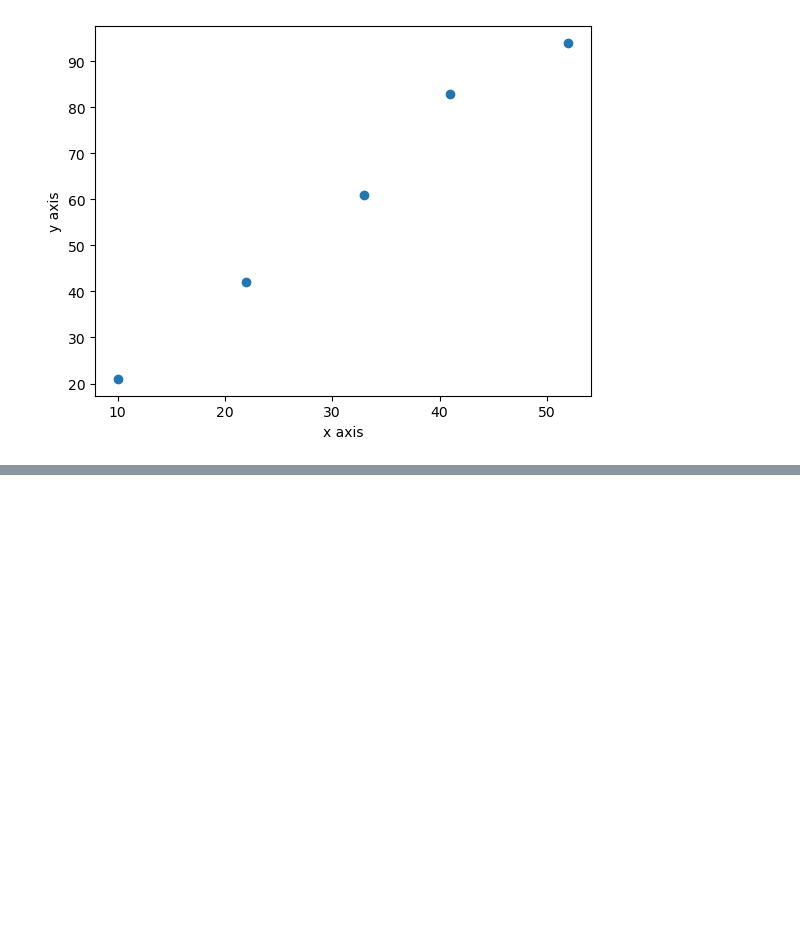
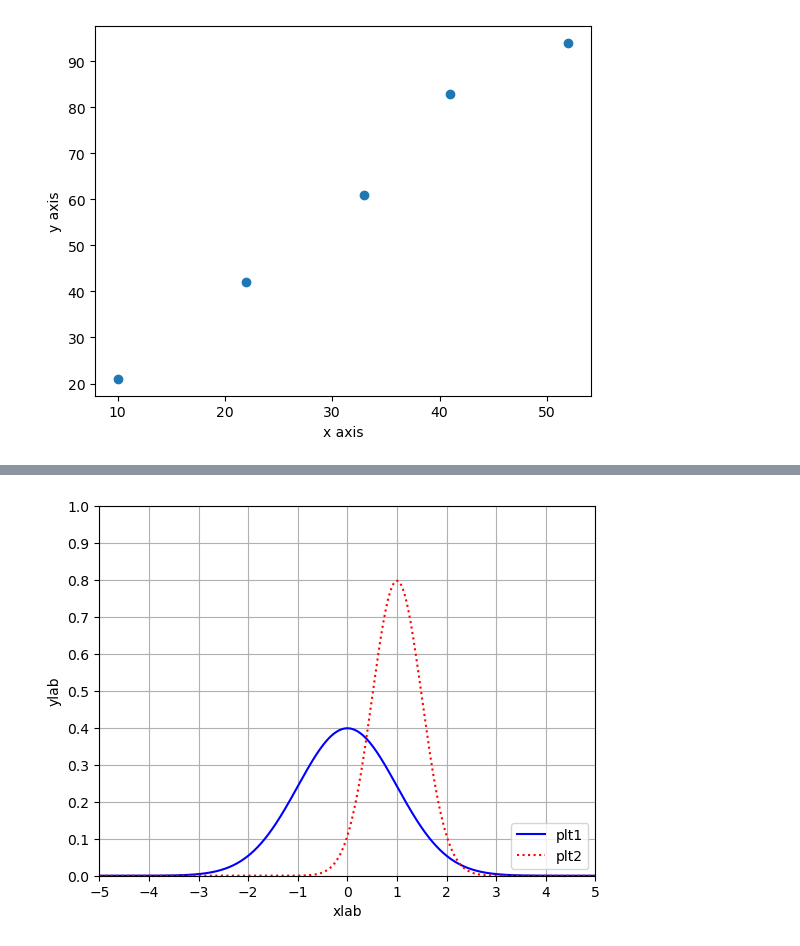
Before and after one commit to SriTELGit/ExperimentsInMLDLUsingPython, a Jupyter notebook: MatplotlibBasics.ipynb, the cells around one changed output, grey strips where cells are left out. Saved outputs shown, nothing was run; the diff lists cells and outputs as text; code cells hidden in the pictures; blank space fills up the shorter version.

```diff
--- a/MatplotlibBasics.ipynb
+++ b/MatplotlibBasics.ipynb
@@ -32,0 +48,17 @@ plt.show()
+# %%
+x = np.arange(-5, 5, 0.001)
+
+axes = plt.axes()
+axes.set_xlim([-5,5])
+axes.set_ylim([0, 1.0])
+axes.set_xticks([-5, -4, -3, -2, -1, 0, 1, 2, 3, 4, 5])
+axes.set_yticks([0, 0.1, 0.2, 0.3, 0.4, 0.5, 0.6, 0.7, 0.8, 0.9, 1.0])
+axes.grid()
+plt.plot(x, norm.pdf(x), 'b-')
+plt.plot(x, norm.pdf(x, 1.0, 0.5), 'r:') # 'r--' , 'r-.'
+plt.xlabel('xlab')
+plt.ylabel('ylab')
+plt.legend(['plt1', 'plt2'], loc=4)
+plt.show()
+# %% [output]
+[figure, added]
```
Also changed, not shown: parts of 6 cells of this notebook, 5 other files.
